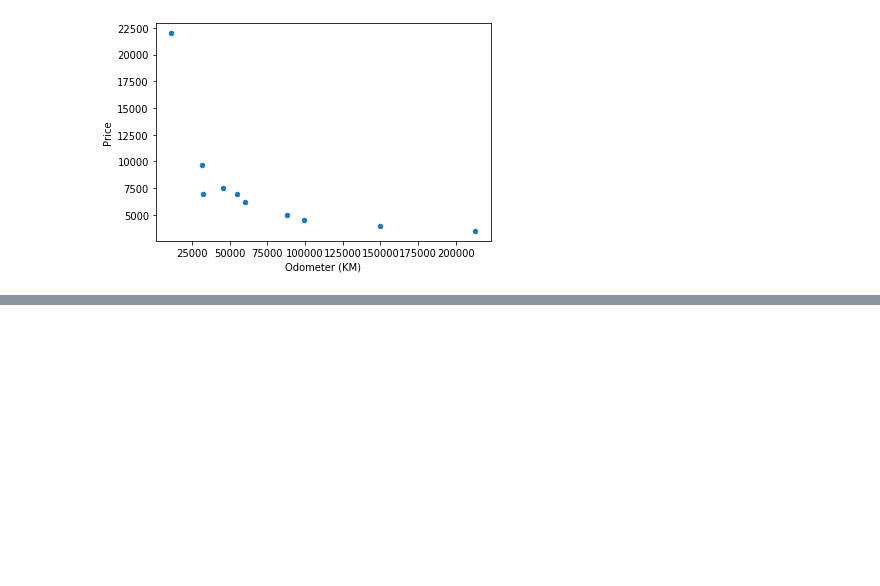
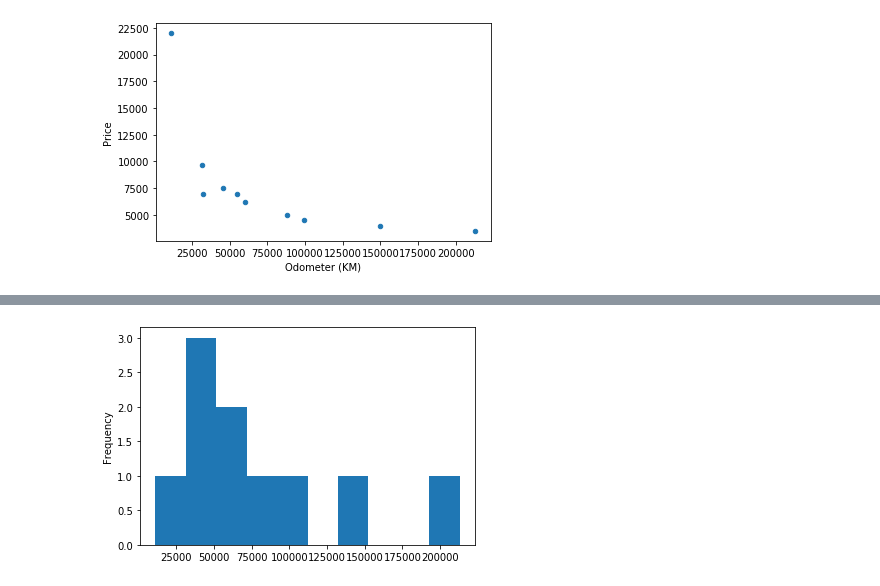
Before and after one commit to UlisesJuarez/Machine-learning-Introduction, a Jupyter notebook: matplotlib plotting and data visualization/Introduction to matplotlib.ipynb, the cells around one changed output, grey strips where cells are left out. Cells and saved outputs as stored; diff of their text form; code cells hidden in the pictures; blank space fills up the shorter version.

```diff
--- a/matplotlib plotting and data visualization/Introduction to matplotlib.ipynb
+++ b/matplotlib plotting and data visualization/Introduction to matplotlib.ipynb
@@ -303,0 +350,5 @@ car_sales.plot(x="Odometer (KM)",y="Price",kind="scatter");
+# %%
+# how about histograms?
+car_sales["Odometer (KM)"].plot.hist();
+# %% [output]
+[figure, added]
```
Also changed, not shown: parts of 8 cells of this notebook.
